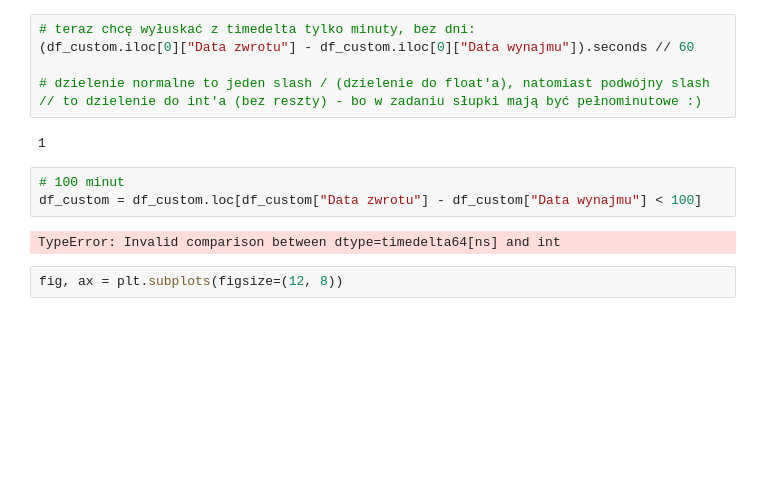
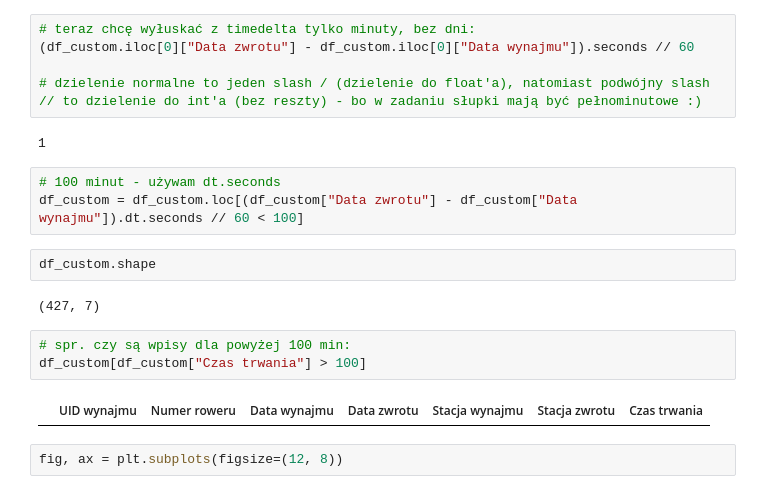
Before and after one commit to Vektor79/Zadania, a Jupyter notebook: 05_Wykresy/Materiały_na_zjazd/02_Wykresy/05_Dodatkowe elementy na wykresie/1_Wrocławskie rowery miejskie.ipynb, the cells around one changed output. Cells and saved outputs as stored; diff of their text form; blank space fills up the shorter version.

```diff
--- a/05_Wykresy/Materiały_na_zjazd/02_Wykresy/05_Dodatkowe elementy na wykresie/1_Wrocławskie rowery miejskie.ipynb
+++ b/05_Wykresy/Materiały_na_zjazd/02_Wykresy/05_Dodatkowe elementy na wykresie/1_Wrocławskie rowery miejskie.ipynb
@@ -144,10 +144,17 @@ Timedelta('0 days 00:01:24')
 # %% [output]
 1
 # %%
-# 100 minut
-df_custom = df_custom.loc[df_custom["Data zwrotu"] - df_custom["Data wynajmu"] < 100]
+# 100 minut - używam dt.seconds
+df_custom = df_custom.loc[(df_custom["Data zwrotu"] - df_custom["Data wynajmu"]).dt.seconds // 60 < 100]
-# %% [output]
-TypeError: Invalid comparison between dtype=timedelta64[ns] and int
+# %%
+df_custom.shape
+# %% [output]
+(427, 7)
+# %%
+# spr. czy są wpisy dla powyżej 100 min:
+df_custom[df_custom["Czas trwania"] > 100]
+# %% [output]
+|  | UID wynajmu | Numer roweru | Data wynajmu | Data zwrotu | Stacja wynajmu | Stacja zwrotu | Czas trwania |
 # %%
 fig, ax = plt.subplots(figsize=(12, 8))
 # %% [output]
```
